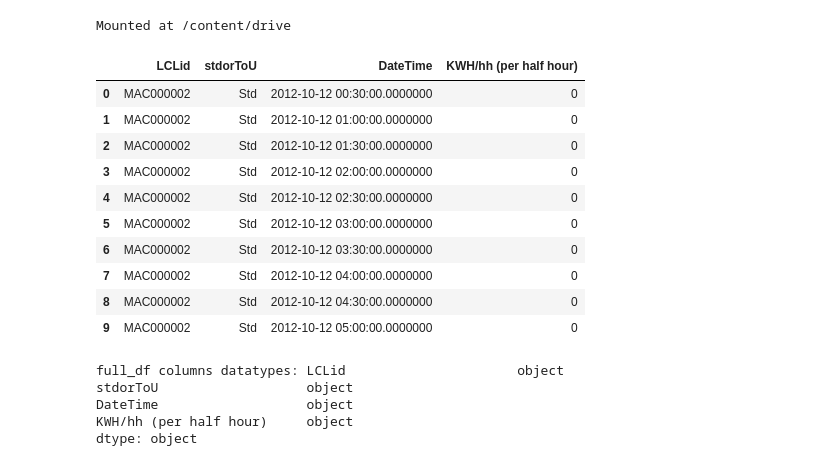
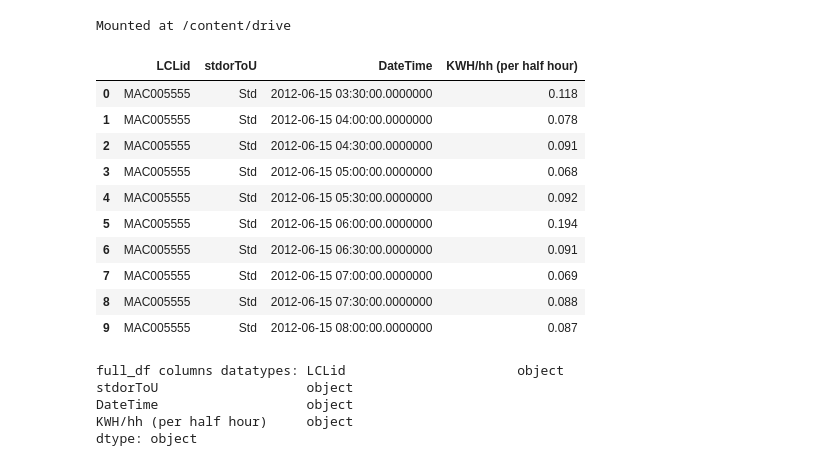
Before and after one commit to asgharlaib/Project_v1, a Jupyter notebook: Project.ipynb, the cells around one changed output. Saved outputs shown, nothing was run; the diff lists cells and outputs as text; code cells hidden in the pictures.

```diff
--- a/Project.ipynb
+++ b/Project.ipynb
@@ -16,20 +16,20 @@ drive.mount('/content/drive')
 # %% [output]
 Mounted at /content/drive
 # %%
-full_df = pd.read_csv("/content/drive/MyDrive/CC_LCL-FullData.csv")
+full_df = pd.read_csv("/content/drive/MyDrive/LCL-June2015v2_134.csv")
 full_df.head(n=10)
 # %% [output]
 |  | LCLid | stdorToU | DateTime | KWH/hh (per half hour) |
-| 0 | MAC000002 | Std | 2012-10-12 00:30:00.0000000 | 0 |
-| 1 | MAC000002 | Std | 2012-10-12 01:00:00.0000000 | 0 |
-| 2 | MAC000002 | Std | 2012-10-12 01:30:00.0000000 | 0 |
-| 3 | MAC000002 | Std | 2012-10-12 02:00:00.0000000 | 0 |
-| 4 | MAC000002 | Std | 2012-10-12 02:30:00.0000000 | 0 |
-| 5 | MAC000002 | Std | 2012-10-12 03:00:00.0000000 | 0 |
-| 6 | MAC000002 | Std | 2012-10-12 03:30:00.0000000 | 0 |
-| 7 | MAC000002 | Std | 2012-10-12 04:00:00.0000000 | 0 |
-| 8 | MAC000002 | Std | 2012-10-12 04:30:00.0000000 | 0 |
-| 9 | MAC000002 | Std | 2012-10-12 05:00:00.0000000 | 0 |
+| 0 | MAC005555 | Std | 2012-06-15 03:30:00.0000000 | 0.118 |
+| 1 | MAC005555 | Std | 2012-06-15 04:00:00.0000000 | 0.078 |
+| 2 | MAC005555 | Std | 2012-06-15 04:30:00.0000000 | 0.091 |
+| 3 | MAC005555 | Std | 2012-06-15 05:00:00.0000000 | 0.068 |
+| 4 | MAC005555 | Std | 2012-06-15 05:30:00.0000000 | 0.092 |
+| 5 | MAC005555 | Std | 2012-06-15 06:00:00.0000000 | 0.194 |
+| 6 | MAC005555 | Std | 2012-06-15 06:30:00.0000000 | 0.091 |
+| 7 | MAC005555 | Std | 2012-06-15 07:00:00.0000000 | 0.069 |
+| 8 | MAC005555 | Std | 2012-06-15 07:30:00.0000000 | 0.088 |
+| 9 | MAC005555 | Std | 2012-06-15 08:00:00.0000000 | 0.087 |
 # %%
 full_df_copy = full_df.copy()
 # %%
```
Also changed, not shown: parts of 7 cells of this notebook.
